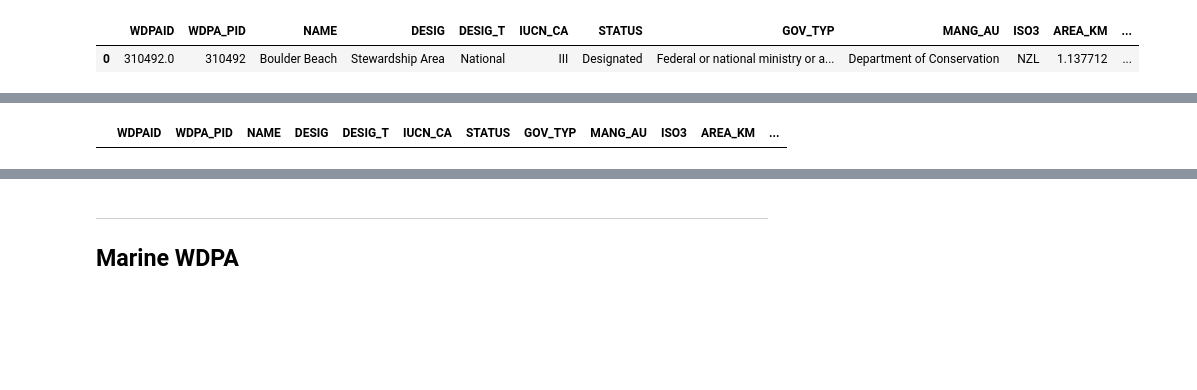
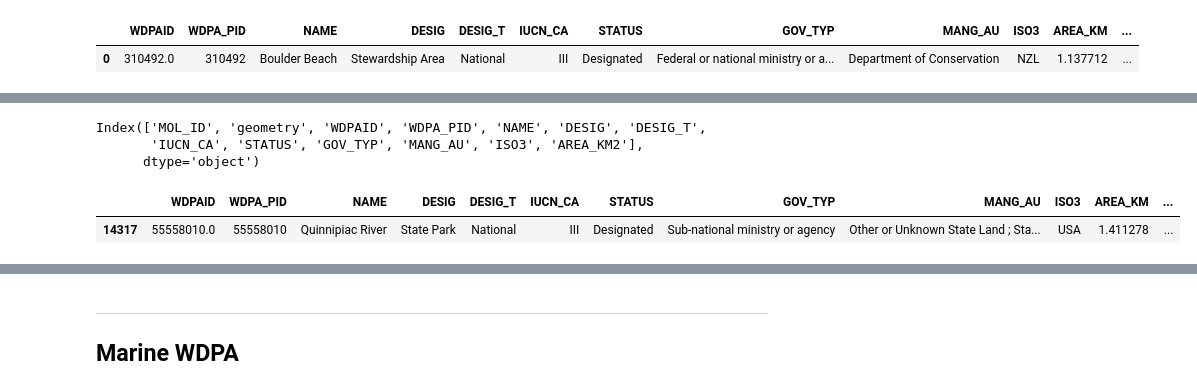
Before and after one commit to Vizzuality/he-scratchfolder, a Jupyter notebook: WDPA_Simplification.ipynb, the cells around one changed output, grey strips where cells are left out. Drawn from its saved outputs; the diff is of its cells as text; code cells hidden in the pictures; blank space fills up the shorter version.

```diff
--- a/WDPA_Simplification.ipynb
+++ b/WDPA_Simplification.ipynb
@@ -174,9 +174,17 @@ df1.head(1)
 # %% [output]
 |  | MOL_ID | geometry | WDPAID | WDPA_PID | NAME | DESIG | DESIG_T | IUCN_CA | STATUS | GOV_TYP | MANG_AU | ... |
 | 0 | 1 | MULTIPOLYGON (((170.62750 -45.895... | 310492.0 | 310492 | Boulder Beach | Stewardship Area | National | III | Designated | Federal or national ministry or a... | Department of Conservation | ... |
+# %%
+sim1 = sim1.rename(columns={'AREA_KM':'AREA_KM2'})
+sim1.columns
+# %% [output]
+Index(['MOL_ID', 'geometry', 'WDPAID', 'WDPA_PID', 'NAME', 'DESIG', 'DESIG_T',
+       'IUCN_CA', 'STATUS', 'GOV_TYP', 'MANG_AU', 'ISO3', 'AREA_KM2'],
+      dtype='object')
 # %%
-gdf[gdf['MOL_ID']=='14318']
+gdf[gdf['MOL_ID']==14318]
 # %% [output]
 |  | WDPAID | WDPA_PID | NAME | DESIG | DESIG_T | IUCN_CA | STATUS | GOV_TYP | MANG_AU | ISO3 | AREA_KM | ... |
+| 14317 | 55558010.0 | 55558010 | Quinnipiac River | State Park | National | III | Designated | Sub-national ministry or agency | Other or Unknown State Land ; Sta... | USA | 1.411278 | ... |
 # %%
 # Compare geometries in original and simplified dataset
```
Also changed, not shown: parts of 32 cells of this notebook.
